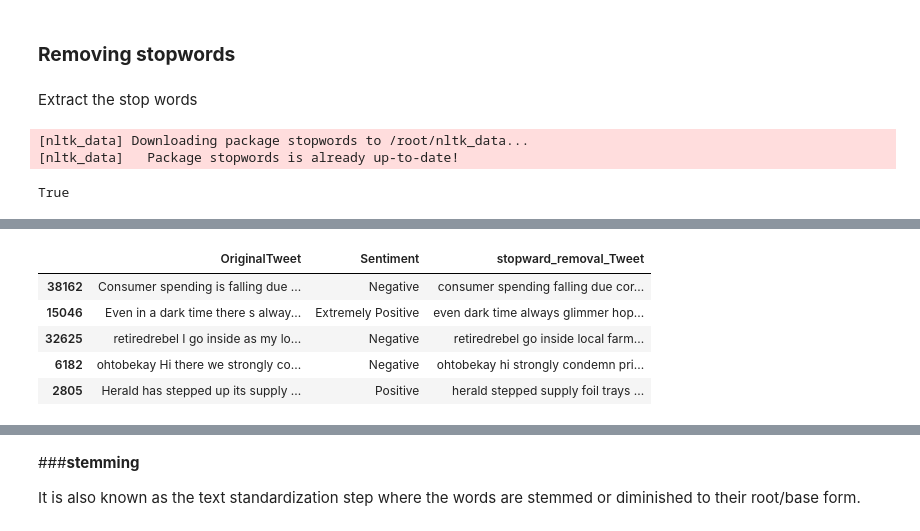
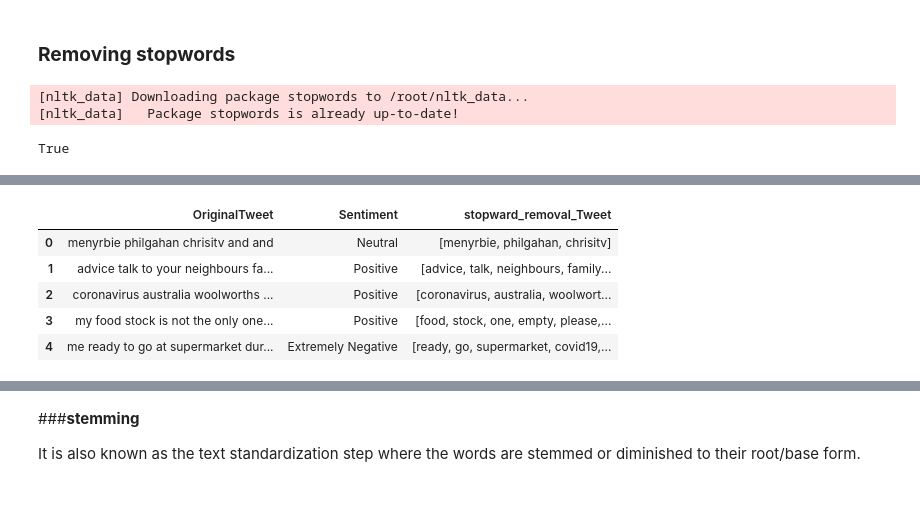
Before and after one commit to PatilTruptiU/Sentiment-Analysis-Predicting-sentiment-of-COVID-19-tweets, a Jupyter notebook: Coronavirus_Tweet_Sentiment_Analysis_Capstone_Project.ipynb, the cells around one changed output, grey strips where cells are left out. Drawn from its saved outputs; the diff is of its cells as text; code cells hidden in the pictures; blank space fills up the shorter version.

```diff
--- a/Coronavirus_Tweet_Sentiment_Analysis_Capstone_Project.ipynb
+++ b/Coronavirus_Tweet_Sentiment_Analysis_Capstone_Project.ipynb
@@ -340,5 +358,3 @@ df['OriginalTweet'][0]
 # %% [markdown]
 ### **Removing stopwords**
-# %% [markdown]
-Extract the stop words
 # %%
@@ -376,17 +393,18 @@ array(['i', 'me', 'my', 'myself', 'we', 'our', 'ours', 'ourselves', 'you',
 def stopwords(text):
     '''a function for removing the stopword'''
     # removing the stop words and lowercasing the selected words(by using list comprehension)
-    text = [word.lower() for word in text.split() if word.lower() not in sw]
+    text = [word.lower() for word in text.split() if word.lower() not in sw] # it will create a list
     # joining the list of words with space separator
-    return " ".join(text)
+    #return " ".join(text)
+    return (text)
 # %%
-df['stopward_removal_Tweet']=df['OriginalTweet'].apply(stopwords)
+df['stopward_removal_Tweet']=df['OriginalTweet'].apply(lambda x: stopwords(x))
 # %%
-df.sample(5)
+df.head(5)
 # %% [output]
 |  | OriginalTweet | Sentiment | stopward_removal_Tweet |
-| 38162 | Consumer spending is falling due ... | Negative | consumer spending falling due cor... |
-| 15046 | Even in a dark time there s alway... | Extremely Positive | even dark time always glimmer hop... |
-| 32625 | retiredrebel I go inside as my lo... | Negative | retiredrebel go inside local farm... |
-| 6182 | ohtobekay Hi there we strongly co... | Negative | ohtobekay hi strongly condemn pri... |
-| 2805 | Herald has stepped up its supply ... | Positive | herald stepped supply foil trays ... |
+| 0 | menyrbie philgahan chrisitv and and | Neutral | [menyrbie, philgahan, chrisitv] |
+| 1 | advice talk to your neighbours fa... | Positive | [advice, talk, neighbours, family... |
+| 2 | coronavirus australia woolworths ... | Positive | [coronavirus, australia, woolwort... |
+| 3 | my food stock is not the only one... | Positive | [food, stock, one, empty, please,... |
+| 4 | me ready to go at supermarket dur... | Extremely Negative | [ready, go, supermarket, covid19,... |
```
Also changed, not shown: parts of 83 cells of this notebook.
